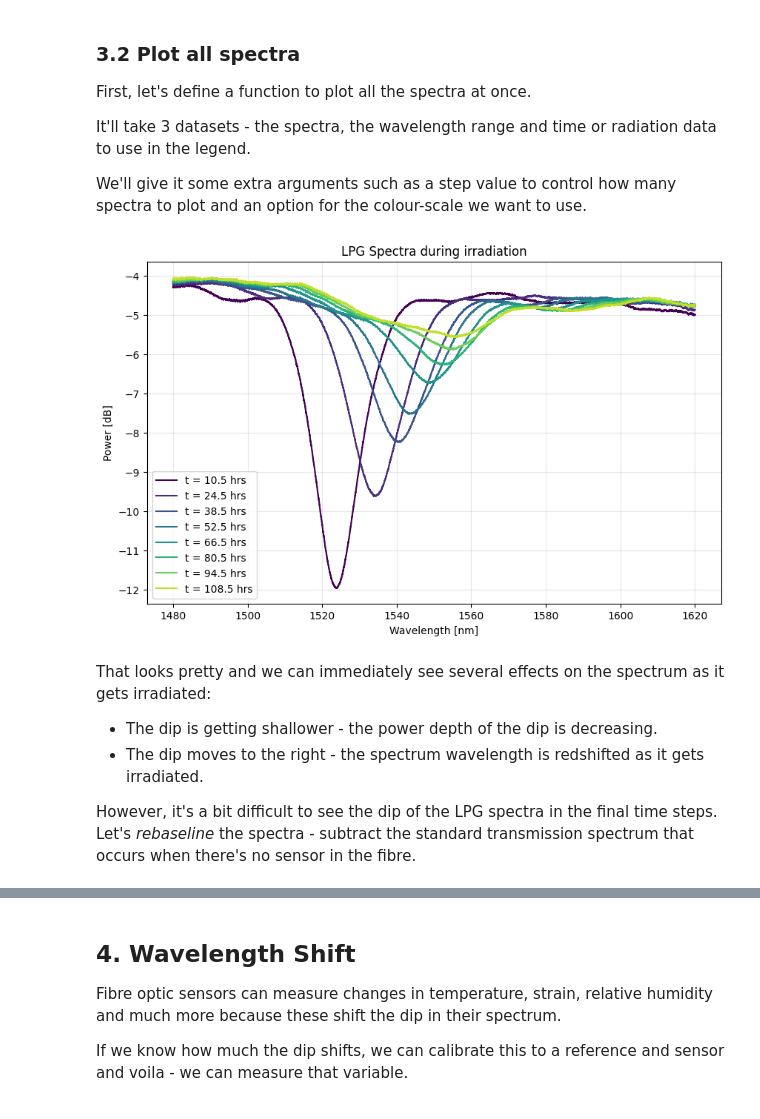
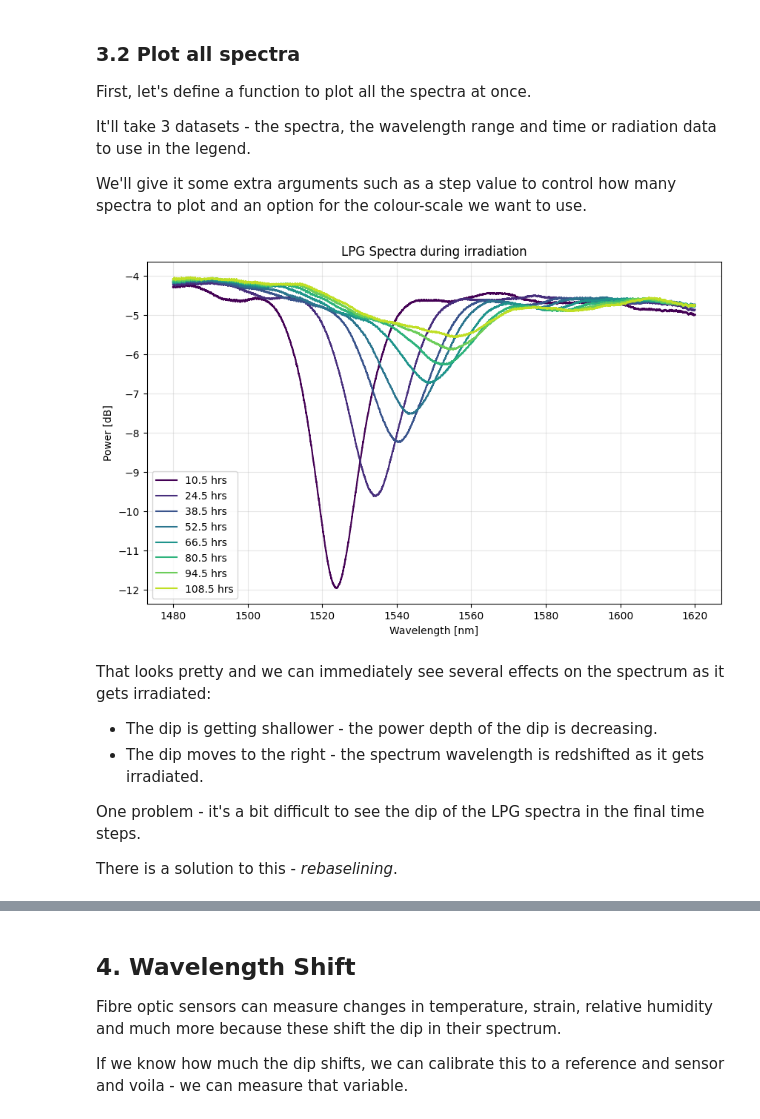
Before and after one commit to rsamconn/Fibre-optics-demo, a Jupyter notebook: fibre-demo.ipynb, the cells around one changed output, grey strips where cells are left out. Cells and saved outputs as stored; diff of their text form; code cells hidden in the pictures.

Commit message:
Added dose interpolation and ability legend modification to plot_spectra().

```diff
--- a/fibre-demo.ipynb
+++ b/fibre-demo.ipynb
@@ -279,7 +301,7 @@ It'll take 3 datasets - the spectra, the wavelength range and time or radiation
 
 We'll give it some extra arguments such as a step value to control how many spectra to plot and an option for the colour-scale we want to use.
 # %%
-def plot_spectra(time_data, spectral_data, wavelength_data, start_idx, end_idx, time_step=1, title="Spectra", cmap='viridis'):
+def plot_spectra(time_data, spectral_data, wavelength_data, start_idx, end_idx, time_step=1, title="Spectra", cmap='viridis', label_type=None, dose_data=None):
     """Plot wavelength vs power for each time point"""
 
     # Slice wavelength array
@@ -299,29 +321,38 @@ def plot_spectra(time_data, spectral_data, wavelength_data, start_idx, end_idx,
         colors = plt.colormaps.get_cmap(cmap)(np.linspace(0, 1, len(time_data)))
         # Loop over each time point and plot
         for i in range(0, len(time_data), time_step):
-            # print(f'Number of time steps {len(range(0, len(time_data), time_step))}')
-            if len(range(0, len(time_data), time_step)) <= 20:
-                # Use time values in legend if 15 or less
-                time_hrs = time_data[i] / 3600  # Convert seconds to hours
-                plt.plot(wavelength_slice, spectral_data[i][start_idx:end_idx], color=colors[i], label=f't = {time_hrs:.1f} hrs')
+            # Setup the legend label
+            time_hrs = time_data[i] / 3600  # Convert seconds to hours
+            if label_type == 'time':
+                legend_label = f'{time_hrs:.1f} hrs'
+            # Use dose for the legend
+            elif label_type == 'Dose' and dose_data is not None:
+                legend_label = f'{dose_data[i]:.1f} MGy'
+            elif label_type == 'Dose and time' and dose_data is not None:
+                legend_label = f'{dose_data[i]:.1f} MGy at {time_hrs:.1f} hrs'
             else:
-                # No legend if more than 15 time points
-                plt.plot(wavelength_slice, spectral_data[i][start_idx:end_idx], color=colors[i])
+                legend_label = 'Step ' + str(i)
+            # Plot spectra
+            plt.plot(wavelength_slice, spectral_data[i][start_idx:end_idx], color=colors[i], label=legend_label)
 
     plt.xlabel('Wavelength [nm]')
     plt.ylabel('Power [dB]')
     plt.title(title)
-    plt.legend()
     plt.grid(True, alpha=0.3)
+    # Only show legend if 10 or fewer lines
+    if len(range(0, len(time_data), time_step)) <= 10:
+        plt.legend()
     plt.show()
 # %%
 # Plot all the spectra
-plot_spectra(times_cut, spectra_LPG_only, wavelengths_LPG_only, start_idx=0, end_idx=-1, time_step=4, title='LPG Spectra during irradiation')
+plot_spectra(times_cut, spectra_LPG_only, wavelengths_LPG_only, start_idx=0, end_idx=-1, time_step=4, title='LPG Spectra during irradiation', label_type='time')
 # %% [output]
-[figure, old version]
+[figure, new version]
 # %% [markdown]
 That looks pretty and we can immediately see several effects on the spectrum as it gets irradiated:
 - The dip is getting shallower - the power depth of the dip is decreasing.
 - The dip moves to the right - the spectrum wavelength is redshifted as it gets irradiated.
 
-However, it's a bit difficult to see the dip of the LPG spectra in the final time steps. Let's *rebaseline* the spectra - subtract the standard transmission spectrum that occurs when there's no sensor in the fibre.
+One problem - it's a bit difficult to see the dip of the LPG spectra in the final time steps.
+
+There is a solution to this - *rebaselining*.
```
Also changed, not shown: parts of 13 cells of this notebook.
